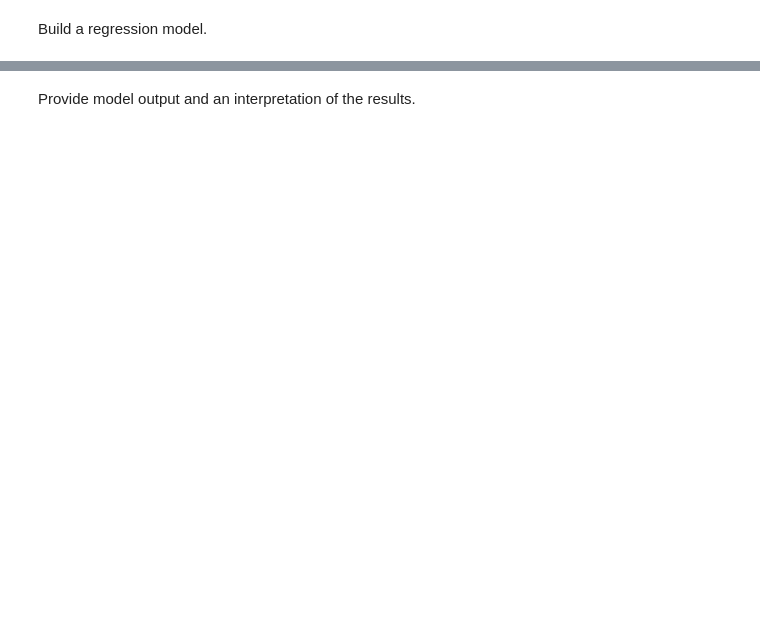
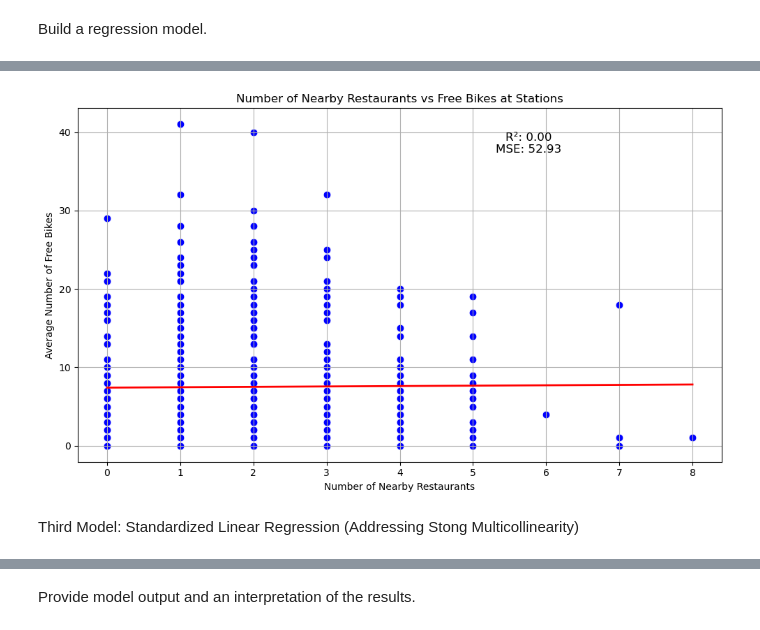
Before and after one commit to rxnu/Python-Final-Project, a Jupyter notebook: notebooks/model_building.ipynb, the cells around one changed output, grey strips where cells are left out. Drawn from its saved outputs; the diff is of its cells as text; code cells hidden in the pictures; blank space fills up the shorter version.

Commit message:
added additional changes to model notebook and updated readme to reflect changes

```diff
--- a/notebooks/model_building.ipynb
+++ b/notebooks/model_building.ipynb
@@ -161,0 +115,27 @@ plt.show()
+# %%
+
+X_sorted = sorted_df[['restaurant_count', 'avg_restaurant_distance', 'station_longitude', 'interaction']]
+X_sorted = sm.add_constant(X_sorted, has_constant='add')
+
+X_sorted = X_sorted[model.model.exog_names]
+
+y_pred_sorted = model.predict(X_sorted)
+
+plt.figure(figsize=(10, 6))
+sns.scatterplot(data=regression_df, x='restaurant_count', y='free_bikes', color='blue', s=60)
+plt.plot(sorted_df['restaurant_count'], y_pred_sorted, color='red', linewidth=2)
+
+plt.title('Number of Nearby Restaurants vs Free Bikes at Stations')
+plt.xlabel('Number of Nearby Restaurants')
+plt.ylabel('Average Number of Free Bikes')
+plt.grid(True)
+
+plt.text(0.7, 0.9, f'R²: {model.rsquared:.2f}\nMSE: {model.mse_resid:.2f}',
+         ha='center', va='center', transform=plt.gca().transAxes, fontsize=12)
+
+plt.tight_layout()
+plt.show()
+# %% [output]
+[figure, added]
+# %% [markdown]
+Third Model: Standardized Linear Regression (Addressing Stong Multicollinearity)
```
Also changed, not shown: parts of 9 cells of this notebook, 1 other file.
